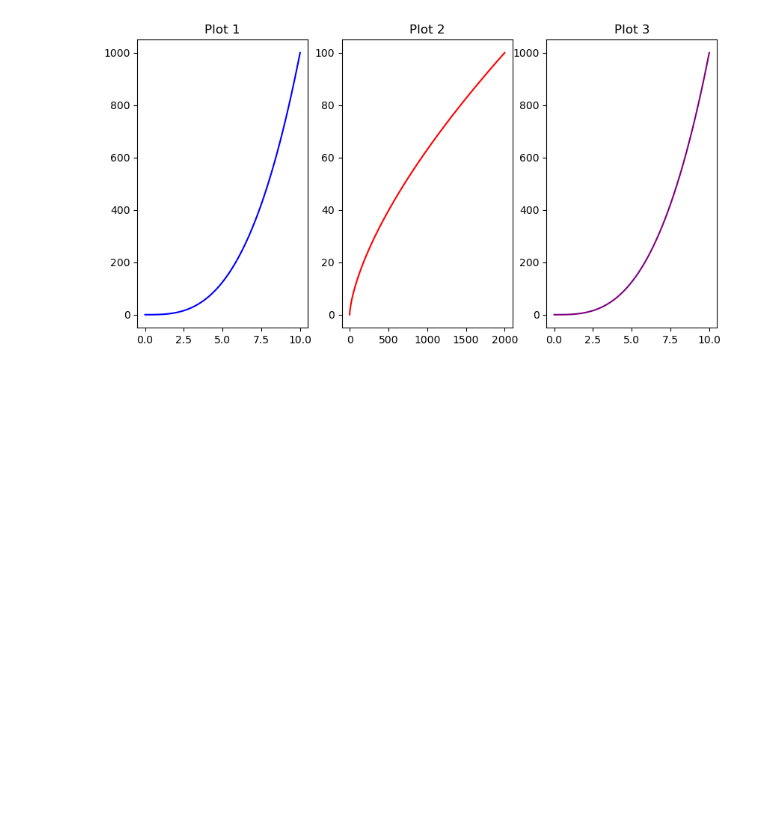
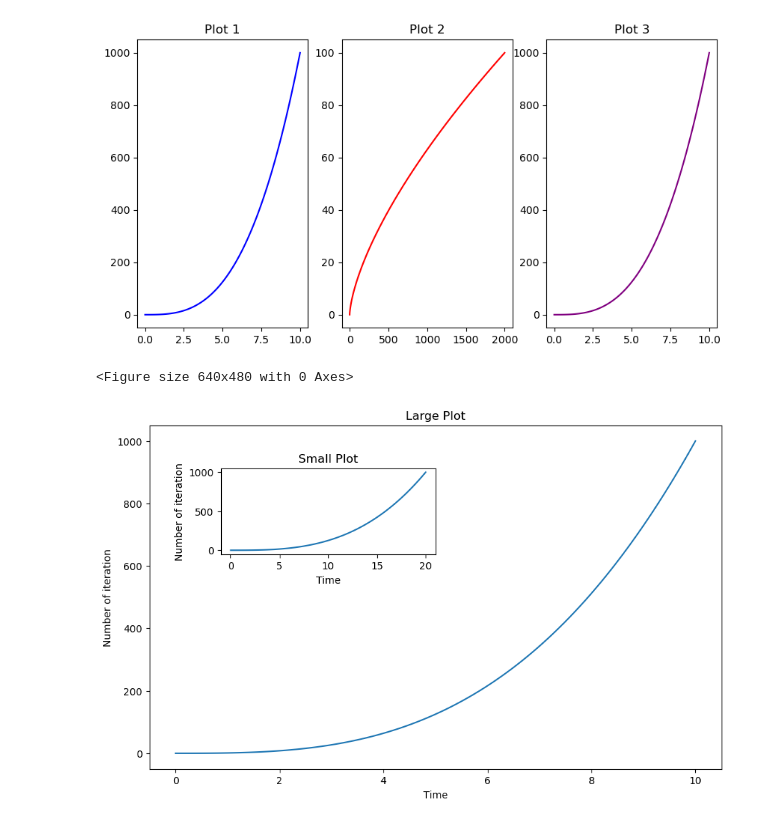
Before and after one commit to aleal4/ML_python_fundamentals, a Jupyter notebook: DataImportAndVisualization.ipynb, the cells around one changed output. Cells and saved outputs as stored; diff of their text form; code cells hidden in the pictures; blank space fills up the shorter version.

```diff
--- a/DataImportAndVisualization.ipynb
+++ b/DataImportAndVisualization.ipynb
@@ -57,3 +63,20 @@ plt.title('Plot 3')
 plt.show()
 # %% [output]
 [figure]
+# %%
+fig=plt.figure()
+fig=plt.figure(figsize=(10,6))
+fig1=fig.add_axes([0.1,0.1,0.8,0.8])
+fig2=fig.add_axes([0.2,0.6,0.3,0.2])
+fig1.plot(x,y)
+fig1.set_title('Large Plot')
+fig1.set_xlabel('Time')
+fig1.set_ylabel('Number of iteration')
+fig2.plot(x*2,y)
+fig2.set_title('Small Plot')
+fig2.set_xlabel('Time')
+fig2.set_ylabel('Number of iteration')
+plt.show()
+# %% [output]
+<Figure size 640x480 with 0 Axes>
+[figure, added]
```
Also changed, not shown: parts of 5 cells of this notebook, 2 other files.
